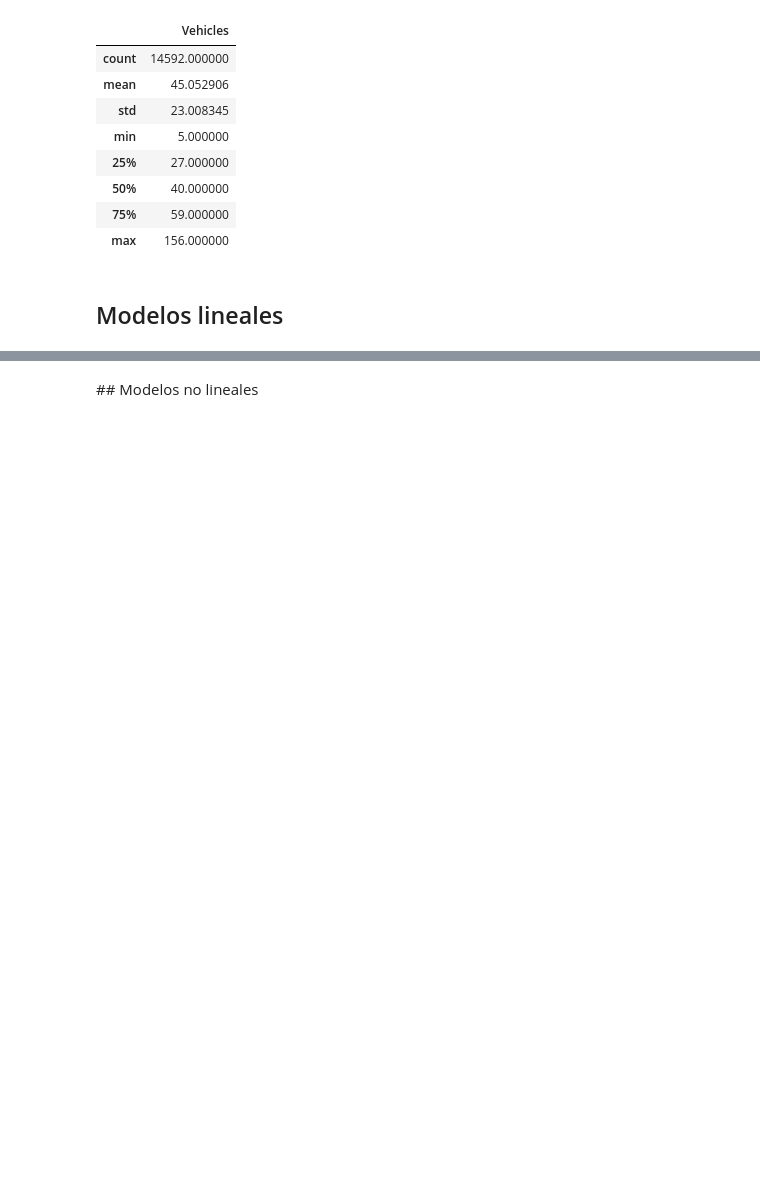
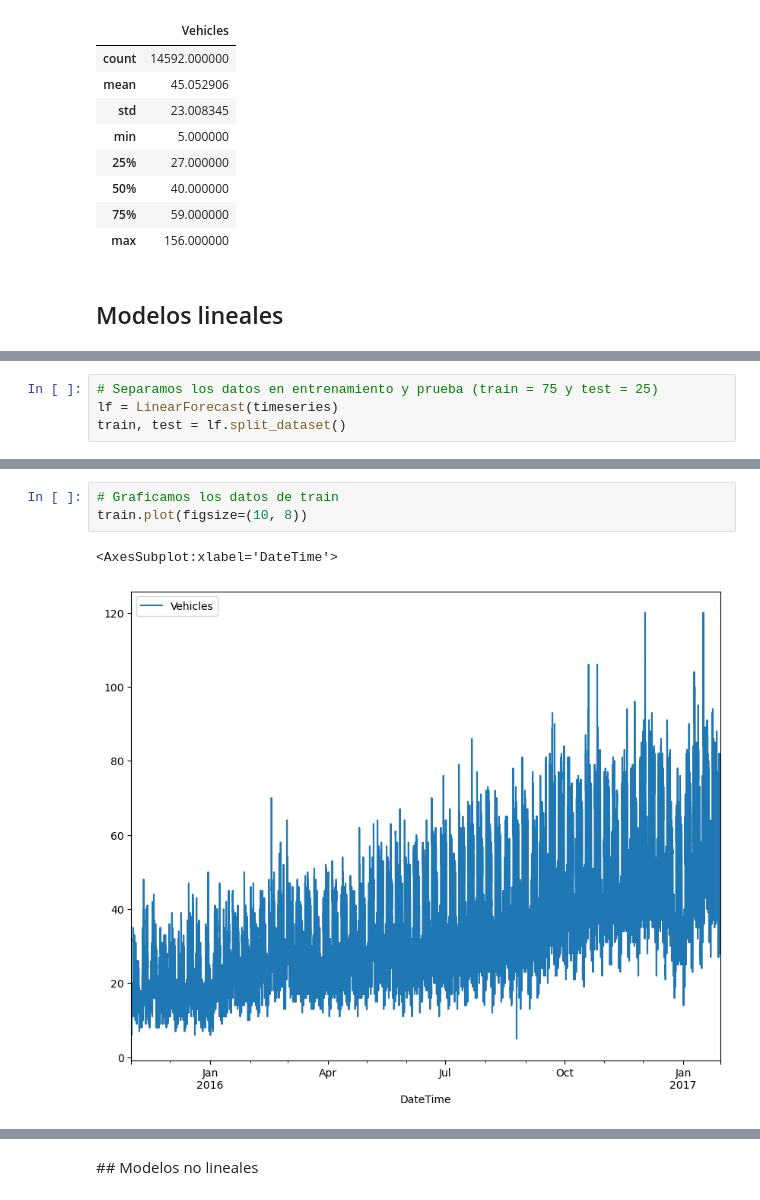
Before and after one commit to anarosaura/Proyecto-FInal-MNLP, a Jupyter notebook: Copy_of_ProyectoFinal_CCastillejos_AZamarron.ipynb, the cells around one changed output, grey strips where cells are left out. Drawn from its saved outputs; the diff is of its cells as text; blank space fills up the shorter version.

```diff
--- a/Copy_of_ProyectoFinal_CCastillejos_AZamarron.ipynb
+++ b/Copy_of_ProyectoFinal_CCastillejos_AZamarron.ipynb
@@ -168,0 +251,4 @@ timeseries.describe()
+# %%
+# Separamos los datos en entrenamiento y prueba (train = 75 y test = 25)
+lf = LinearForecast(timeseries)
+train, test = lf.split_dataset()
@@ -168,0 +266,6 @@ timeseries.describe()
+# %%
+# Graficamos los datos de train
+train.plot(figsize=(10, 8))
+# %% [output]
+<AxesSubplot:xlabel='DateTime'>
+[figure, added]
```
Also changed, not shown: parts of 42 cells of this notebook, 1 other file.
